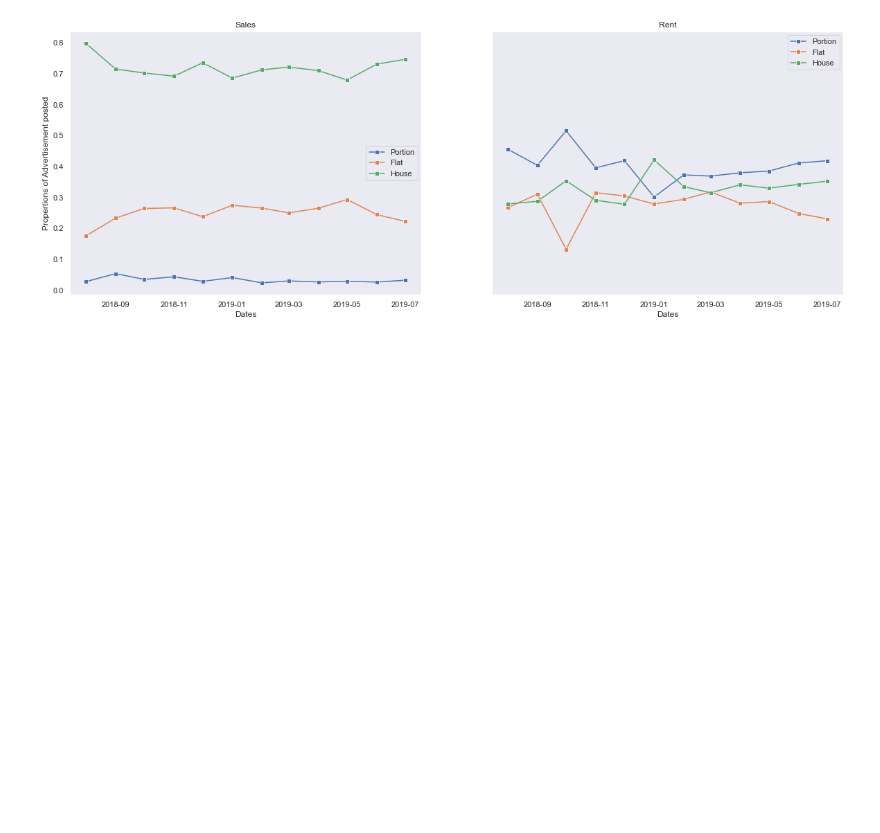
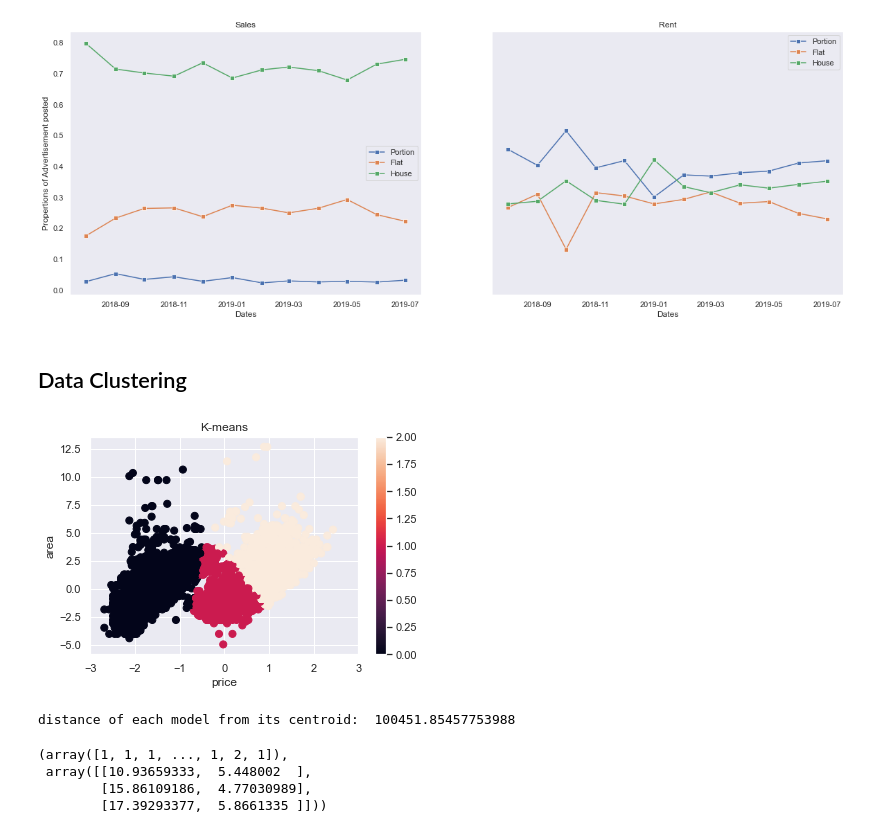
Before and after one commit to Faraz126/Zameen-Data-exploratory-Analysis, a Jupyter notebook: complete.ipynb, the cells around one changed output. Drawn from its saved outputs; the diff is of its cells as text; code cells hidden in the pictures; blank space fills up the shorter version.

```diff
--- a/complete.ipynb
+++ b/complete.ipynb
@@ -4,10 +4,11 @@ import matplotlib.pyplot as plt
 import seaborn as sns
 import numpy as np
 # %%
-data = pd.read_csv('dataset/Zameen Property Data.csv')
+dataset = pd.read_csv('dataset/Zameen Property Data.csv')
 
 from pre_poccess import pre_poccess
-pp_data = pre_poccess(data)
+data = pre_poccess(dataset)
+pp_data = data.copy()
 # %% [output]
 145742
 A value is trying to be set on a copy of a slice from a DataFrame.
@@ -647,3 +648,5 @@ for i in range(2):
 plt.show()
 # %% [output]
 [figure]
+# %% [markdown]
+## Data Clustering
@@ -649,0 +657,43 @@ plt.show()
+# %%
+numer = set(data.corr()['price'].index)
+categ = list(set(data.columns) - set(data.corr()['price'].index))
+data_log = data.copy()
+# data_log.drop(data.price_z_score)
+# data_log = data_log[(data_log.T != 0).any()]
+data_log = data_log [(data_log  != 0).all(1)]
+
+for i in numer:
+    data_log[i] = np.log(data_log[i])
+
+data_isl = data_log[data_log['city'] == "Islamabad"]
+data_lhr = data_log[data_log['city'] == "Lahore"]
+data_fsl = data_log[data_log['city'] == "Faisalabad"]
+data_rwl = data_log[data_log['city'] == "Rawalpindi"]
+data_khi = data_log[data_log['city'] == "Karachi"]
+# %%
+def kmeans(input_data, n_clusters):
+    ss = StandardScaler()
+    X = ss.fit_transform(input_data)
+    km = KMeans(n_clusters=n_clusters)
+    km.fit(input_data)
+    y_pred = km.predict(input_data)
+    fig = plt.figure()
+    ax = fig.add_subplot(111)
+    scatter = ax.scatter(X[:,0], X[:,1],c=y_pred, s=50)
+    ax.set_xlim(-3,3)
+    ax.set_xlabel(input_data.columns[0])
+    ax.set_ylabel(input_data.columns[1])
+    ax.set_title("K-means")
+    plt.colorbar(scatter)
+    plt.show()
+    print('distance of each model from its centroid: ',km.inertia_)
+    return y_pred, km.cluster_centers_
+# %%
+kmeans(data_log[['price', 'area']],3)
+# %% [output]
+[figure, added]
+distance of each model from its centroid:  100451.85457753988
+(array([1, 1, 1, ..., 1, 2, 1]),
+ array([[10.93659333,  5.448002  ],
+        [15.86109186,  4.77030989],
+        [17.39293377,  5.8661335 ]]))
```
Also changed, not shown: parts of 40 cells of this notebook, 1 other file.
